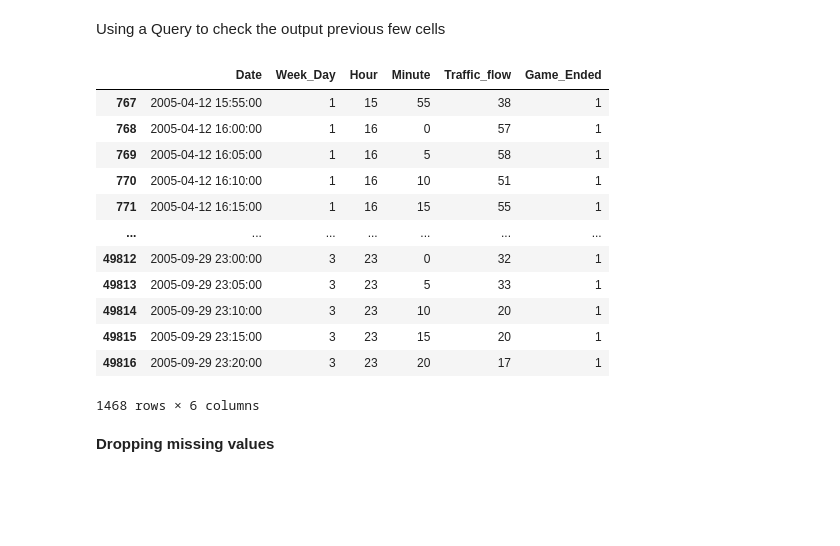
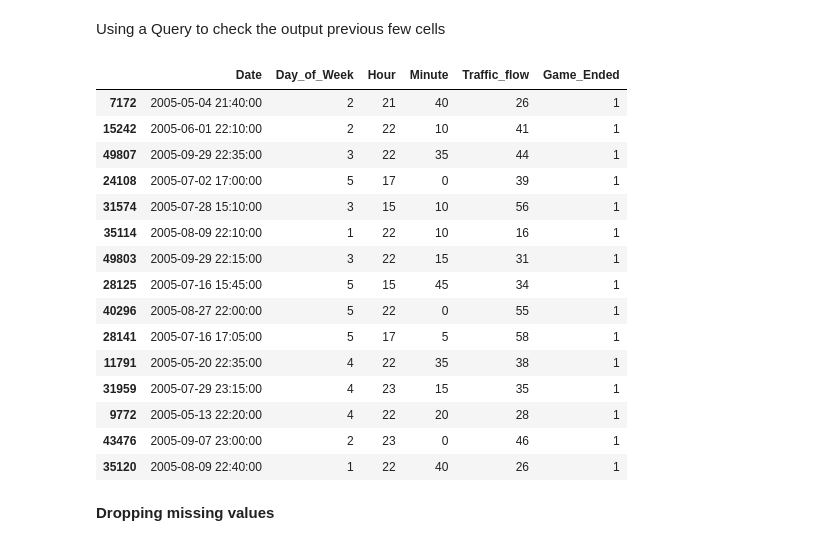
Before and after one commit to nromano2/DS160_Final_Project_NVR_TMM, a Jupyter notebook: DS160_Final_Project_NVR_TMM.ipynb, the cells around one changed output. Drawn from its saved outputs; the diff is of its cells as text; code cells hidden in the pictures; blank space fills up the shorter version.

```diff
--- a/DS160_Final_Project_NVR_TMM.ipynb
+++ b/DS160_Final_Project_NVR_TMM.ipynb
@@ -269,7 +267,7 @@ Note: We previously tried to run the following code to for pulling the indexes o
 
 However, we got a SettingWithCopyingWarning. To get around this, we used .iat[i] to get access to the data at a specific value that is at a specific index value since we were looping through the index values
 # %%
-df_traffic.insert(1, "Week_Day", 0)
+df_traffic.insert(1, "Day_of_Week", 0)
 df_traffic.insert(2, "Hour", 0)
 df_traffic.insert(3, "Minute", 0)
 df_traffic.insert(5, "Game_Ended", 0)
@@ -294,27 +292,30 @@ for i in occurance_list:
             df_traffic.Game_Ended.iat[i] += 1
 # %%
 for i in df_traffic.index.values:
-    df_traffic.Week_Day.iat[i] = df_traffic.Date.iat[i].weekday()
+    df_traffic.Day_of_Week.iat[i] = df_traffic.Date.iat[i].weekday()
     df_traffic.Hour.iat[i] = df_traffic.Date.iat[i].hour
     df_traffic.Minute.iat[i] = df_traffic.Date.iat[i].minute
 # %% [markdown]
 Using a Query to check the output previous few cells
 # %%
-df_traffic.query("Game_Ended == 1")
+df_traffic.query("Game_Ended == 1").sample(15)
 # %% [output]
-|  | Date | Week_Day | Hour | Minute | Traffic_flow | Game_Ended |
-| 767 | 2005-04-12 15:55:00 | 1 | 15 | 55 | 38 | 1 |
-| 768 | 2005-04-12 16:00:00 | 1 | 16 | 0 | 57 | 1 |
-| 769 | 2005-04-12 16:05:00 | 1 | 16 | 5 | 58 | 1 |
-| 770 | 2005-04-12 16:10:00 | 1 | 16 | 10 | 51 | 1 |
-| 771 | 2005-04-12 16:15:00 | 1 | 16 | 15 | 55 | 1 |
-| ... | ... | ... | ... | ... | ... | ... |
-| 49812 | 2005-09-29 23:00:00 | 3 | 23 | 0 | 32 | 1 |
-| 49813 | 2005-09-29 23:05:00 | 3 | 23 | 5 | 33 | 1 |
-| 49814 | 2005-09-29 23:10:00 | 3 | 23 | 10 | 20 | 1 |
-| 49815 | 2005-09-29 23:15:00 | 3 | 23 | 15 | 20 | 1 |
-| 49816 | 2005-09-29 23:20:00 | 3 | 23 | 20 | 17 | 1 |
+|  | Date | Day_of_Week | Hour | Minute | Traffic_flow | Game_Ended |
+| 7172 | 2005-05-04 21:40:00 | 2 | 21 | 40 | 26 | 1 |
+| 15242 | 2005-06-01 22:10:00 | 2 | 22 | 10 | 41 | 1 |
+| 49807 | 2005-09-29 22:35:00 | 3 | 22 | 35 | 44 | 1 |
+| 24108 | 2005-07-02 17:00:00 | 5 | 17 | 0 | 39 | 1 |
+| 31574 | 2005-07-28 15:10:00 | 3 | 15 | 10 | 56 | 1 |
+| 35114 | 2005-08-09 22:10:00 | 1 | 22 | 10 | 16 | 1 |
+| 49803 | 2005-09-29 22:15:00 | 3 | 22 | 15 | 31 | 1 |
+| 28125 | 2005-07-16 15:45:00 | 5 | 15 | 45 | 34 | 1 |
+| 40296 | 2005-08-27 22:00:00 | 5 | 22 | 0 | 55 | 1 |
+| 28141 | 2005-07-16 17:05:00 | 5 | 17 | 5 | 58 | 1 |
+| 11791 | 2005-05-20 22:35:00 | 4 | 22 | 35 | 38 | 1 |
+| 31959 | 2005-07-29 23:15:00 | 4 | 23 | 15 | 35 | 1 |
+| 9772 | 2005-05-13 22:20:00 | 4 | 22 | 20 | 28 | 1 |
+| 43476 | 2005-09-07 23:00:00 | 2 | 23 | 0 | 46 | 1 |
+| 35120 | 2005-08-09 22:40:00 | 1 | 22 | 40 | 26 | 1 |
-1468 rows × 6 columns
 # %% [markdown]
 **Dropping missing values**
 # %% [markdown]
```
Also changed, not shown: parts of 39 cells of this notebook, 13 other files.
